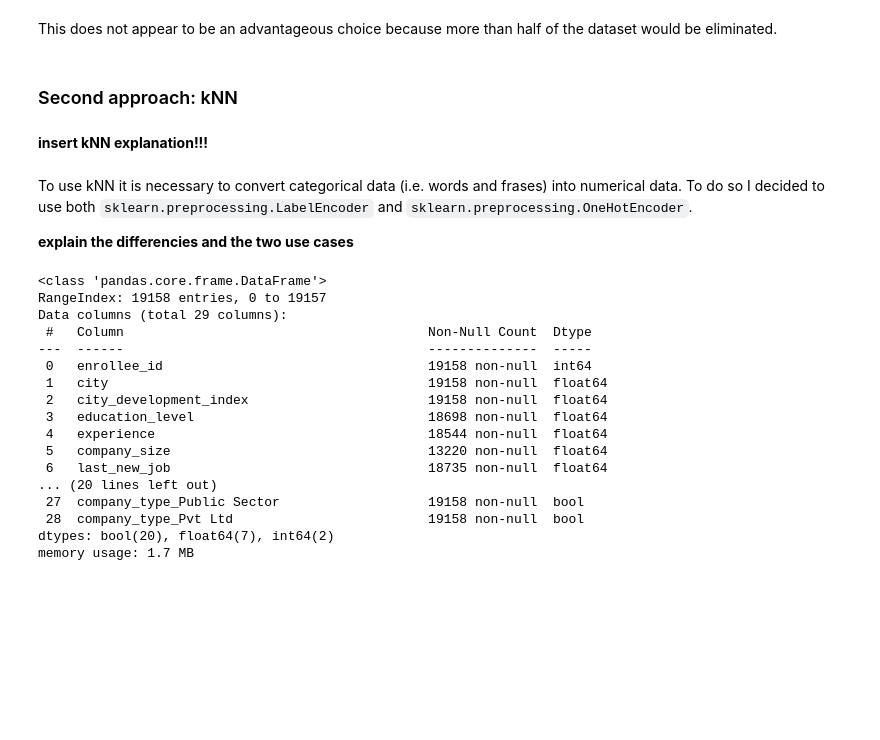
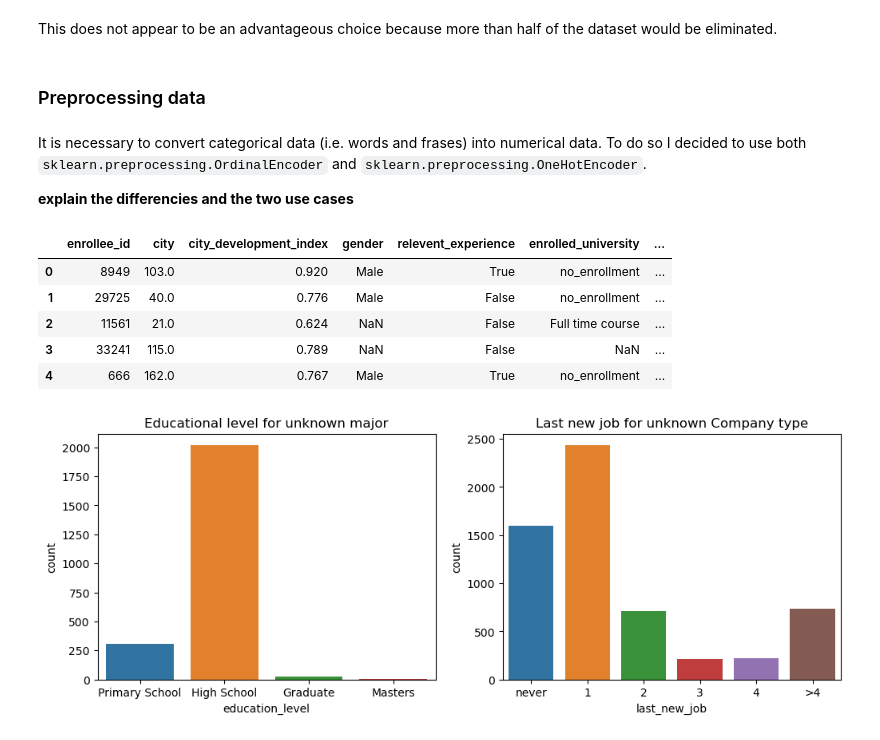
Before and after one commit to teob97/xtream-ai-assignment, a Jupyter notebook: challenge_1.ipynb, the cells around one changed output. Saved outputs shown, nothing was run; the diff lists cells and outputs as text; code cells hidden in the pictures; blank space fills up the shorter version.

Commit message:
Little bit of data manipulation

```diff
--- a/challenge_1.ipynb
+++ b/challenge_1.ipynb
@@ -102,15 +106,18 @@ Let us evaluate the percentage of information that would be lost by removing all
 # %% [markdown]
 This does not appear to be an advantageous choice because more than half of the dataset would be eliminated.
 # %% [markdown]
-### Second approach: kNN
+### Preprocessing data
-# %% [markdown]
-**insert kNN explanation!!!**
 # %% [markdown]
-To use kNN it is necessary to convert categorical data (i.e. words and frases) into numerical data. To do so I decided to use both `sklearn.preprocessing.LabelEncoder` and `sklearn.preprocessing.OneHotEncoder`.
+It is necessary to convert categorical data (i.e. words and frases) into numerical data. To do so I decided to use both `sklearn.preprocessing.OrdinalEncoder` and `sklearn.preprocessing.OneHotEncoder`.
 
 **explain the differencies and the two use cases**
+# %%
+education_level_labels = ['Primary School', 'High School', 'Graduate', 'Masters', 'Phd']
+experience_labels = ['<1','2','3','4','5','6','7','8','9','10','11','12','13','14','15','16','17','18','19','20','>20']
+company_size_labels = ['<10', '10/49', '50-99', '100-500', '500-999', '1000-4999', '5000-9999', '10000+']
+last_new_job_labels = ['never','1','2','3','4','>4']
 # %%
-def data_reduction(df_raw:pd.DataFrame):
+def data_encoding(df_raw:pd.DataFrame):
     df = df_raw.copy()
 
     df['city'] = df['city'].str.split('_').str[1].astype('float')
@@ -139,27 +146,27 @@ def data_reduction(df_raw:pd.DataFrame):
         unknown_value = np.nan,
     ).fit_transform(df[['last_new_job']])
 
-    return pd.get_dummies(df)
+    df['relevent_experience'] = df['relevent_experience'] == 'Has relevent experience'
 
     return df
 # %%
-data = data_reduction(data_raw)
-data.info()
+data_encoded = data_encoding(data_raw)
+data_encoded.head()
 # %% [output]
-<class 'pandas.core.frame.DataFrame'>
-RangeIndex: 19158 entries, 0 to 19157
-Data columns (total 29 columns):
- #   Column                                       Non-Null Count  Dtype
----  ------                                       --------------  -----
- 0   enrollee_id                                  19158 non-null  int64
- 1   city                                         19158 non-null  float64
- 2   city_development_index                       19158 non-null  float64
- 3   education_level                              18698 non-null  float64
- 4   experience                                   18544 non-null  float64
- 5   company_size                                 13220 non-null  float64
- 6   last_new_job                                 18735 non-null  float64
-... (20 lines left out)
- 27  company_type_Public Sector                   19158 non-null  bool
- 28  company_type_Pvt Ltd                         19158 non-null  bool
-dtypes: bool(20), float64(7), int64(2)
-memory usage: 1.7 MB
+|  | enrollee_id | city | city_development_index | gender | relevent_experience | enrolled_university | ... |
+| 0 | 8949 | 103.0 | 0.920 | Male | True | no_enrollment | ... |
+| 1 | 29725 | 40.0 | 0.776 | Male | False | no_enrollment | ... |
+| 2 | 11561 | 21.0 | 0.624 | NaN | False | Full time course | ... |
+| 3 | 33241 | 115.0 | 0.789 | NaN | False | NaN | ... |
+| 4 | 666 | 162.0 | 0.767 | Male | True | no_enrollment | ... |
+# %%
+_, axs = plt.subplots(1,2, figsize=(12,4))
+g1 = sns.countplot(data_encoded[data_encoded['major_discipline'].isna()], x='education_level', ax = axs[0])
+g1.set_title('Educational level for unknown major')
+g1.set_xticklabels(education_level_labels[:-1])
+g2 = sns.countplot(data_encoded[data_encoded['company_type'].isna()], x='last_new_job', ax = axs[1])
+g2.set_title('Last new job for unknown Company type')
+g2.set_xticklabels(last_new_job_labels)
+plt.show()
+# %% [output]
+[figure, added]
```
Also changed, not shown: parts of 7 cells of this notebook.
